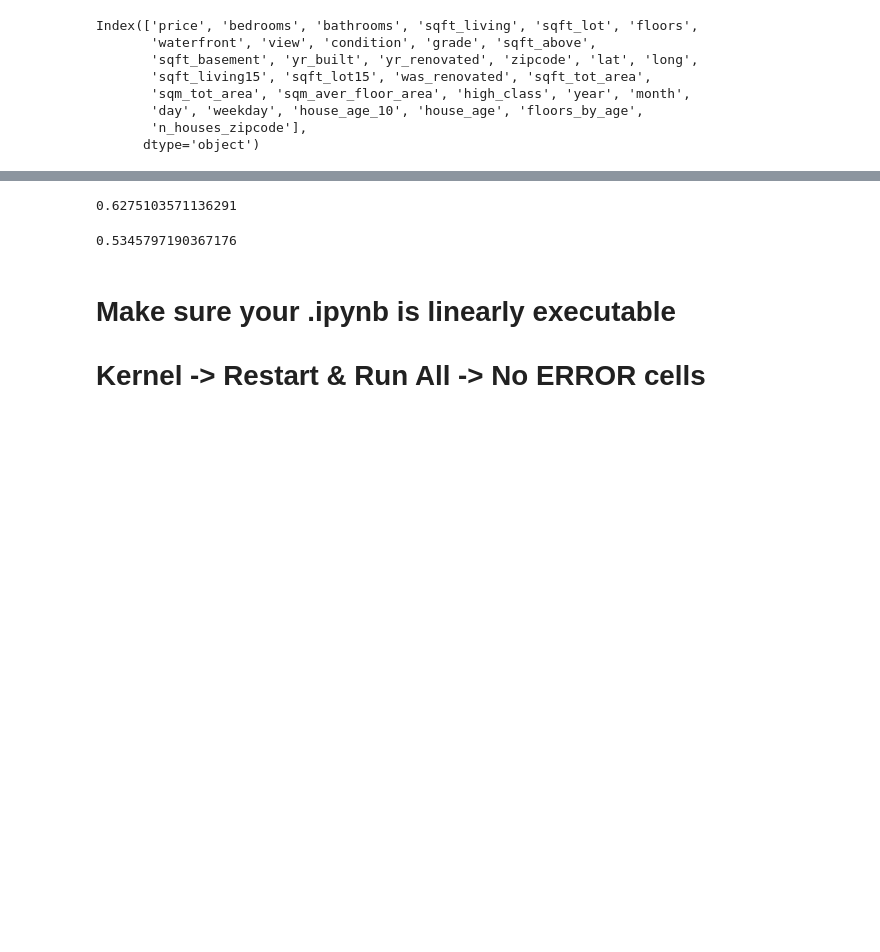
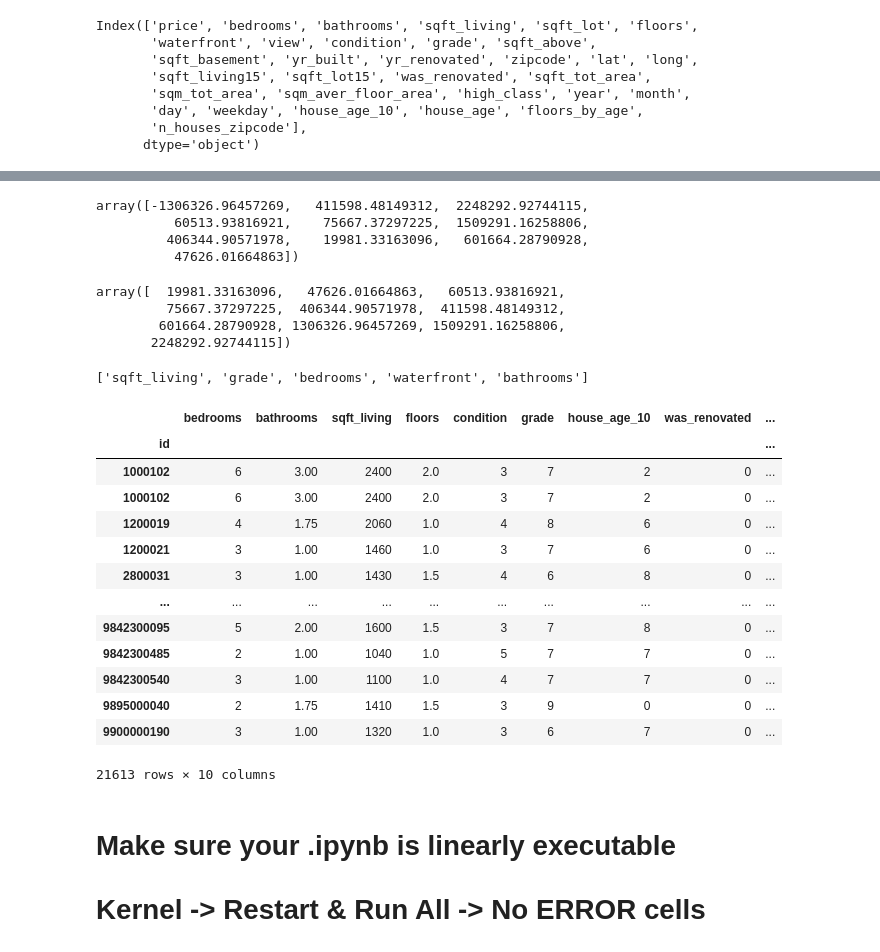
Before and after one commit to annenkova97/Intro2DS, a Jupyter notebook: HW1/Anastasiia_Annenkova_HA1.ipynb, the cells around one changed output, grey strips where cells are left out. Cells and saved outputs as stored; diff of their text form; code cells hidden in the pictures; blank space fills up the shorter version.

```diff
--- a/HW1/hw1_tabular_data_regression.ipynb
+++ b/HW1/Anastasiia_Annenkova_HA1.ipynb
@@ -1127,11 +1129,12 @@ Index(['price', 'bedrooms', 'bathrooms', 'sqft_living', 'sqft_lot', 'floors',
 # How many records (rows) do you have in train and test tables? (list of int)?
 # Use sklearn.model_selection.train_test_split with test_size=0.33 and random_state=7
 
-num_features = ['bedrooms', 'bathrooms', 'sqft_living', 'floors']
-cat_features = ['condition','was_renovated', 'grade', 'house_age_10', 'waterfront', 'view']
+from sklearn.model_selection import train_test_split
+num_features = ['bedrooms', 'bathrooms', 'sqft_living', 'floors', 'condition', 'grade', 'house_age_10']
+cat_features = ['was_renovated', 'waterfront', 'view']
 
-X = house_data[[*num_features, *cat_features]]#.head(4000)
-y = house_data['price']#.head(4000)
+X = house_data[[*num_features, *cat_features]]
+y = house_data['price']
 X_train, X_test, y_train, y_test = train_test_split(X, y, test_size=0.33, random_state=7)
-X_train.shape, y_train.shape
+[X_train.shape[0], X_test.shape[0]]
 # %% [output]
@@ -1278,11 +1348,40 @@ train_error, test_error
-# %%
-score(reg, X_train, y_train)
-# %% [output]
-0.6275103571136291
-# %%
-score(reg, X_test, y_test)
-# %% [output]
-0.5345797190367176
+# %%
+reg.coef_
+# %% [output]
+array([-1306326.96457269,   411598.48149312,  2248292.92744115,
+          60513.93816921,    75667.37297225,  1509291.16258806,
+         406344.90571978,    19981.33163096,   601664.28790928,
+          47626.01664863])
+# %%
+coef = abs(reg.coef_)
+coef.sort()
+coef
+# %% [output]
+array([  19981.33163096,   47626.01664863,   60513.93816921,
+         75667.37297225,  406344.90571978,  411598.48149312,
+        601664.28790928, 1306326.96457269, 1509291.16258806,
+       2248292.92744115])
+# %%
+['sqft_living', 'grade', 'bedrooms', 'waterfront', 'bathrooms']
+# %% [output]
+['sqft_living', 'grade', 'bedrooms', 'waterfront', 'bathrooms']
+# %%
+X
+# %% [output]
+|  | bedrooms | bathrooms | sqft_living | floors | condition | grade | house_age_10 | was_renovated | ... |
+| id |  |  |  |  |  |  |  |  | ... |
+| 1000102 | 6 | 3.00 | 2400 | 2.0 | 3 | 7 | 2 | 0 | ... |
+| 1000102 | 6 | 3.00 | 2400 | 2.0 | 3 | 7 | 2 | 0 | ... |
+| 1200019 | 4 | 1.75 | 2060 | 1.0 | 4 | 8 | 6 | 0 | ... |
+| 1200021 | 3 | 1.00 | 1460 | 1.0 | 3 | 7 | 6 | 0 | ... |
+| 2800031 | 3 | 1.00 | 1430 | 1.5 | 4 | 6 | 8 | 0 | ... |
+| ... | ... | ... | ... | ... | ... | ... | ... | ... | ... |
+| 9842300095 | 5 | 2.00 | 1600 | 1.5 | 3 | 7 | 8 | 0 | ... |
+| 9842300485 | 2 | 1.00 | 1040 | 1.0 | 5 | 7 | 7 | 0 | ... |
+| 9842300540 | 3 | 1.00 | 1100 | 1.0 | 4 | 7 | 7 | 0 | ... |
+| 9895000040 | 2 | 1.75 | 1410 | 1.5 | 3 | 9 | 0 | 0 | ... |
+| 9900000190 | 3 | 1.00 | 1320 | 1.0 | 3 | 6 | 7 | 0 | ... |
+21613 rows × 10 columns
 # %% [markdown]
 # Make sure your .ipynb is linearly executable
 # Kernel -> Restart & Run All -> No ERROR cells
```
Also changed, not shown: parts of 40 cells of this notebook.
